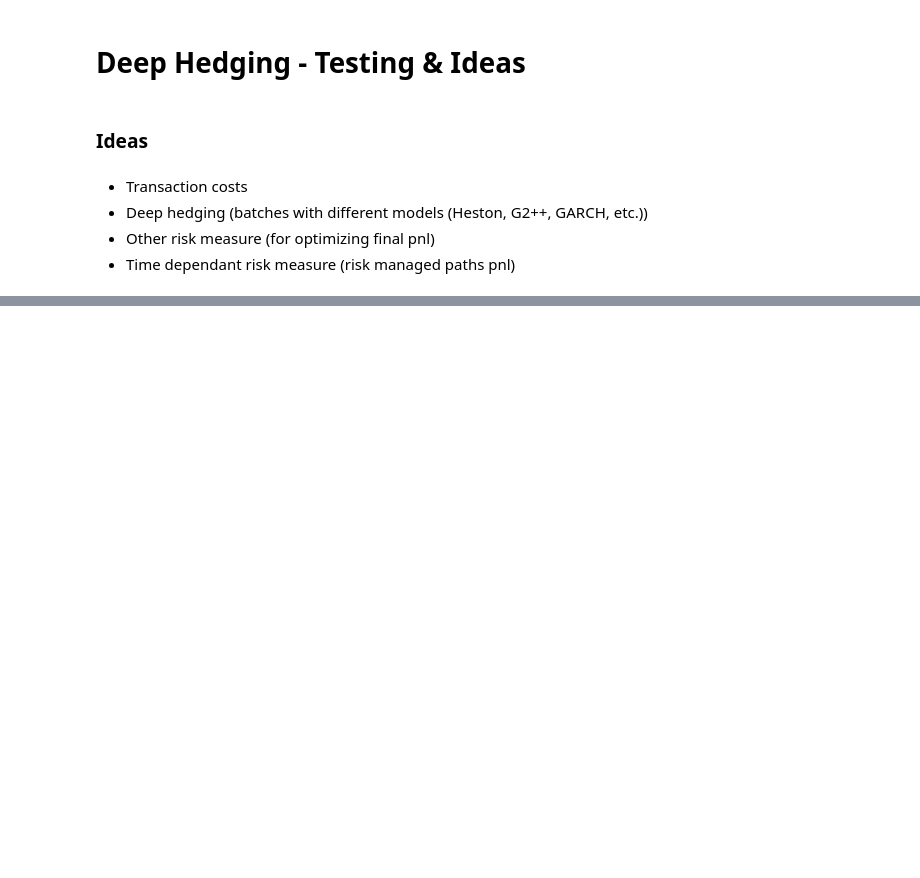
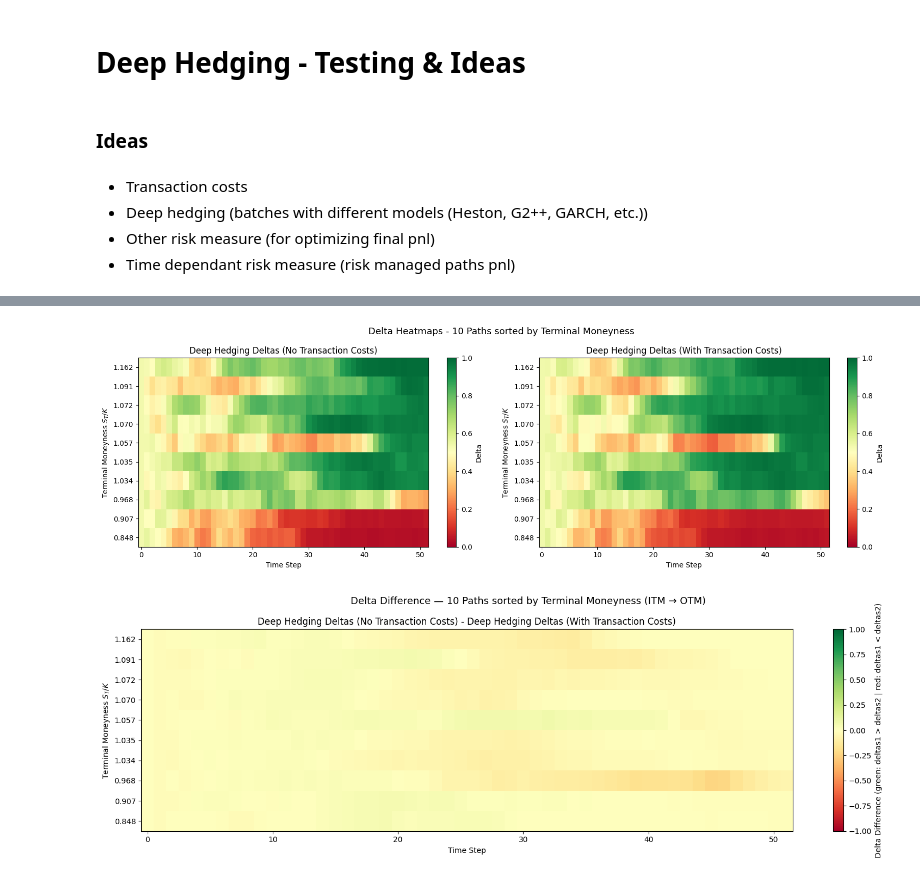
Before and after one commit to victorlabrecque/Research-Deep-Hedging-Volatility, a Jupyter notebook: Exploring_Deep_Hedging.ipynb, the cells around one changed output, grey strips where cells are left out. Drawn from its saved outputs; the diff is of its cells as text; code cells hidden in the pictures; blank space fills up the shorter version.

```diff
--- a/Exploring_Deep_Hedging.ipynb
+++ b/Exploring_Deep_Hedging.ipynb
@@ -47,7 +76,7 @@ class DeepHedging(nn.Module):
         ttm = torch.linspace(self.T, 0, N_steps + 1)[:-1]         # (N_steps,)
         ttm_grid = ttm.unsqueeze(0).expand(N_paths, -1)            # (N_paths, N_steps)
 
-        return log_moneyness, ttm_grid, bs_delta
+        return log_moneyness, ttm_grid
 
     def compute_deltas(self, S):
         """
@@ -107,9 +136,11 @@ class DeepHedging(nn.Module):
 
     def smse_loss(self, pnl):
         losses = -pnl[pnl < 0]
+        #losses = -pnl[pnl > 0]
         if losses.numel() == 0:
             return torch.tensor(0.0)
         return torch.mean(losses ** 2)
+        #return torch.mean(losses)
 
     def variance_loss(self, pnl):
         return torch.var(pnl)
@@ -173,0 +231,7 @@ class DeepHedging(nn.Module):
+# %%
+S0, K, r, sigma, T = 100, 100, 0.0, 0.1, 1
+initial_portfolio = float(S0 * norm.cdf((np.log(S0/K) + 0.5*sigma**2*T) / (sigma*np.sqrt(T)))
+                          - K * np.exp(-r*T) * norm.cdf((np.log(S0/K) - 0.5*sigma**2*T) / (sigma*np.sqrt(T))))
+
+# With Transaction costs
+kappa = 0.0005
@@ -174,32 +240,16 @@ class DeepHedging(nn.Module):
 # %%
-def BS_paths(S0, r, sigma, T, N_steps, M_paths, seed=123):
-    np.random.seed(seed)
-    dt = T / N_steps
-    Z = np.random.randn(M_paths, N_steps)
-    log_return = (r - 0.5*sigma**2)*dt + sigma*np.sqrt(dt)*Z
-    log_S = np.log(S0) + np.cumsum(log_return, axis=1)
-    S = np.exp(log_S)
-    S = np.column_stack([np.full(M_paths, S0), S])
-    return S.astype(np.float32)
-
-# Parameters
-S0, K, r, sigma, T = 100, 100, 0.0, 0.1, 1
-initial_portfolio = float(S0 * norm.cdf((np.log(S0/K) + 0.5*sigma**2*T) / (sigma*np.sqrt(T)))
-                          - K * np.exp(-r*T) * norm.cdf((np.log(S0/K) - 0.5*sigma**2*T) / (sigma*np.sqrt(T))))
 print(f"Call premium: {initial_portfolio:.4f}")
 
 # Simulate paths
 S_train = BS_paths(S0, r, sigma, T, N_steps=52, M_paths=5000, seed=123)
 S_test  = BS_paths(S0, r, sigma, T, N_steps=52, M_paths=1000, seed=456)
 
-# --- Without transaction costs (kappa=0.0) ---
-
 # Train
 model = DeepHedging(K=K, r=r, T=T, kappa=0.0)
-model.train_deep_hedger(S_train, initial_portfolio, risk='mse', alpha=0.95, lr=1e-3, n_epochs=500)
+model.train_deep_hedger(S_train, initial_portfolio, risk='mse', alpha=0.95, lr=1e-3, n_epochs=300)
 
 # Test
-deltas, pnl = model.test_deephedging(S_test, initial_portfolio, risk='mse', alpha=0.95)
+model_deltas_notc, model_pnl_notc = model.test_deephedging(S_test, initial_portfolio, risk='mse', alpha=0.95)
 # %% [output]
 Call premium: 3.9878
 
@@ -208,8 +265,9 @@ NameError: name 'bs_delta' is not defined
 # %%
-# --- With transaction costs (kappa=0.001) ---
+print(f'Inital Portfolio Value: {initial_portfolio:.4f}')
+
 # Train
-model = DeepHedging(K=K, r=r, T=T, kappa=0.001)
-model.train_deep_hedger(S_train, initial_portfolio, risk='mse', alpha=0.95, lr=1e-3, n_epochs=500)
+model = DeepHedging(K=K, r=r, T=T, kappa=kappa)
+model.train_deep_hedger(S_train, initial_portfolio, risk='smse', alpha=0.95, lr=1e-3, n_epochs=300)
 
 # Test
-deltas, pnl = model.test_deephedging(S_test, initial_portfolio, risk='mse', alpha=0.95)
+model_deltas_tc, model_pnl_tc = model.test_deephedging(S_test, initial_portfolio, risk='smse', alpha=0.95)
@@ -215,0 +377,7 @@ deltas, pnl = model.test_deephedging(S_test, initial_portfolio, risk='mse', alph
+# %%
+plot_n_deltas(S_test, model_deltas_notc.numpy(), model_deltas_tc.numpy(), n=10, m=0,
+              name1='Deep Hedging Deltas (No Transaction Costs)',
+              name2='Deep Hedging Deltas (With Transaction Costs)')
+# %% [output]
+[figure, added]
+[figure, added]
```
Also changed, not shown: parts of 22 cells of this notebook.
